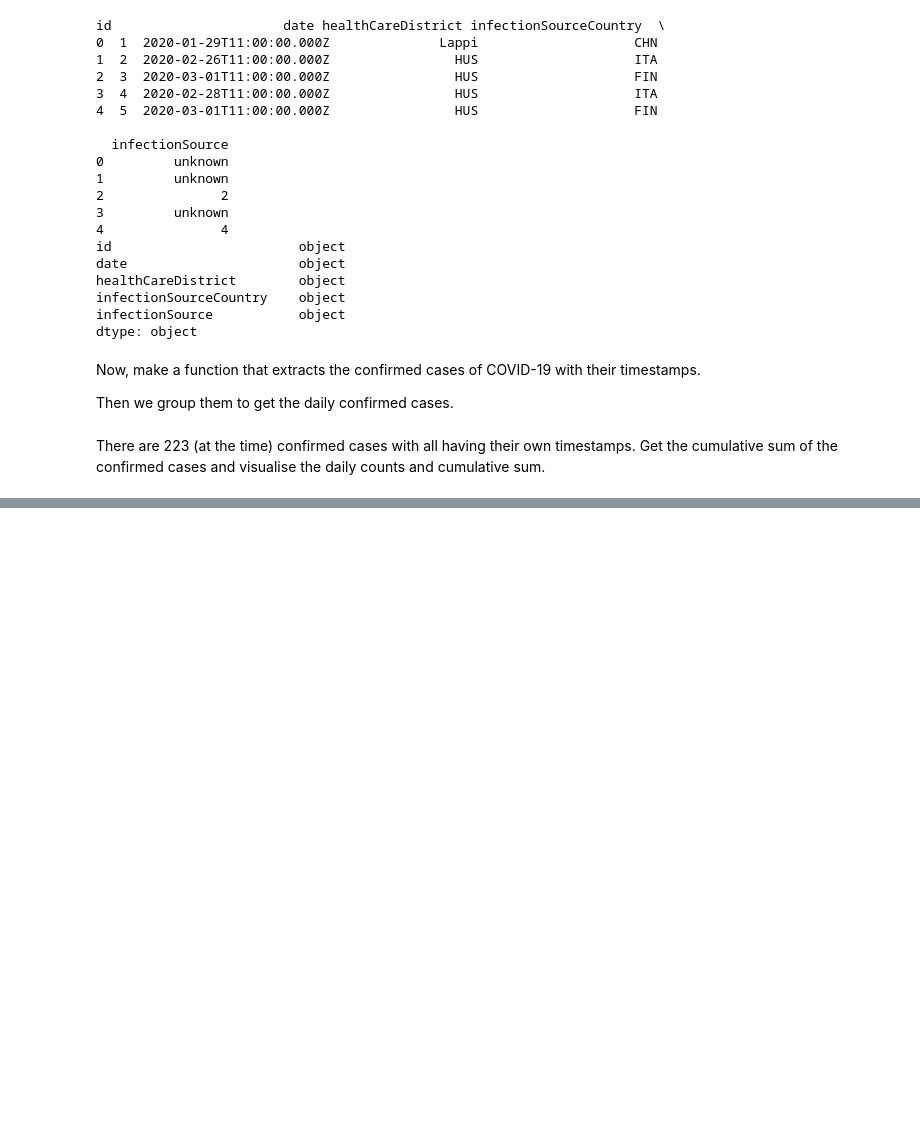
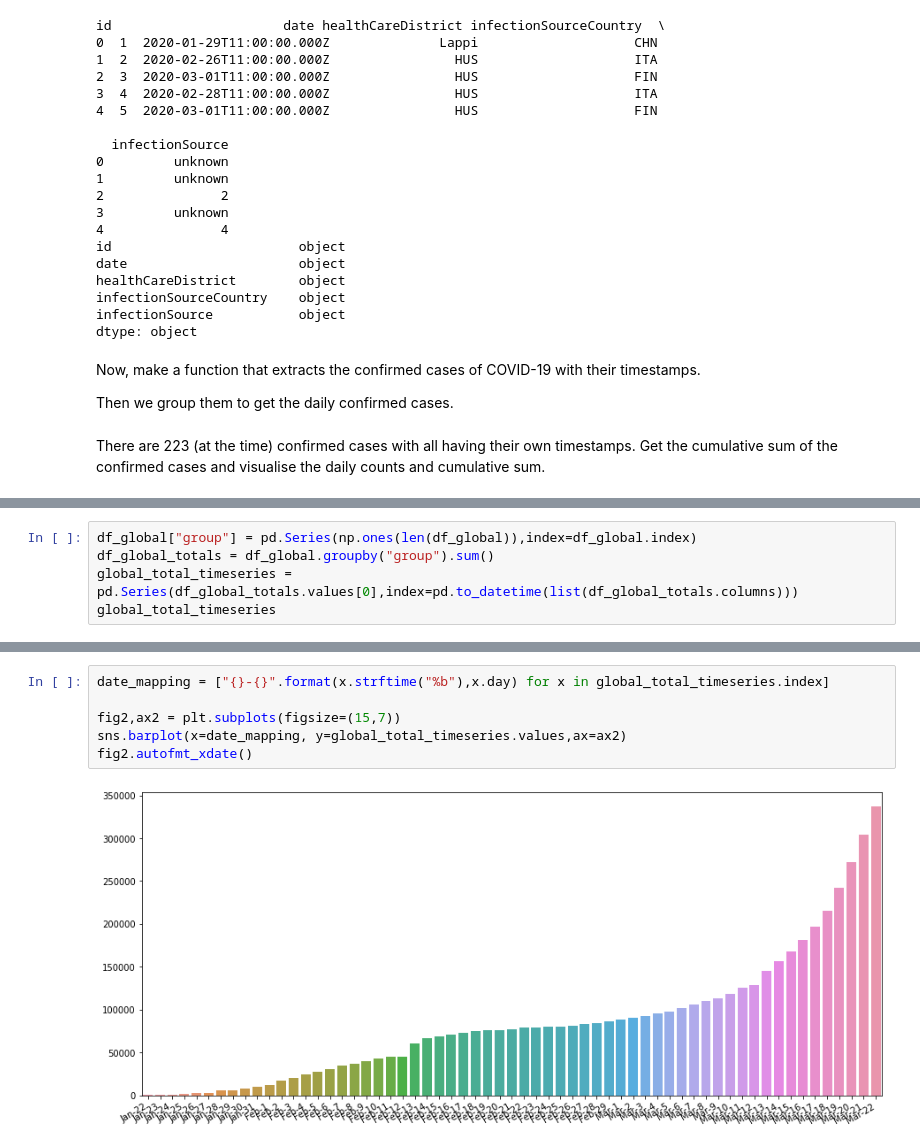
Before and after one commit to johmakinen/COVID-19, a Jupyter notebook: visuals.py.ipynb, the cells around one changed output, grey strips where cells are left out. Cells and saved outputs as stored; diff of their text form; blank space fills up the shorter version.

```diff
--- a/visuals.py.ipynb
+++ b/visuals.py.ipynb
@@ -82,0 +140,5 @@ new_dates  count  days_from_beginning  cum_sum
+# %%
+df_global["group"] = pd.Series(np.ones(len(df_global)),index=df_global.index)
+df_global_totals = df_global.groupby("group").sum()
+global_total_timeseries = pd.Series(df_global_totals.values[0],index=pd.to_datetime(list(df_global_totals.columns)))
+global_total_timeseries
@@ -82,0 +158,8 @@ new_dates  count  days_from_beginning  cum_sum
+# %%
+date_mapping = ["{}-{}".format(x.strftime("%b"),x.day) for x in global_total_timeseries.index]
+
+fig2,ax2 = plt.subplots(figsize=(15,7))
+sns.barplot(x=date_mapping, y=global_total_timeseries.values,ax=ax2)
+fig2.autofmt_xdate()
+# %% [output]
+[figure, added]
```
Also changed, not shown: parts of 10 cells of this notebook, 2 other files.
